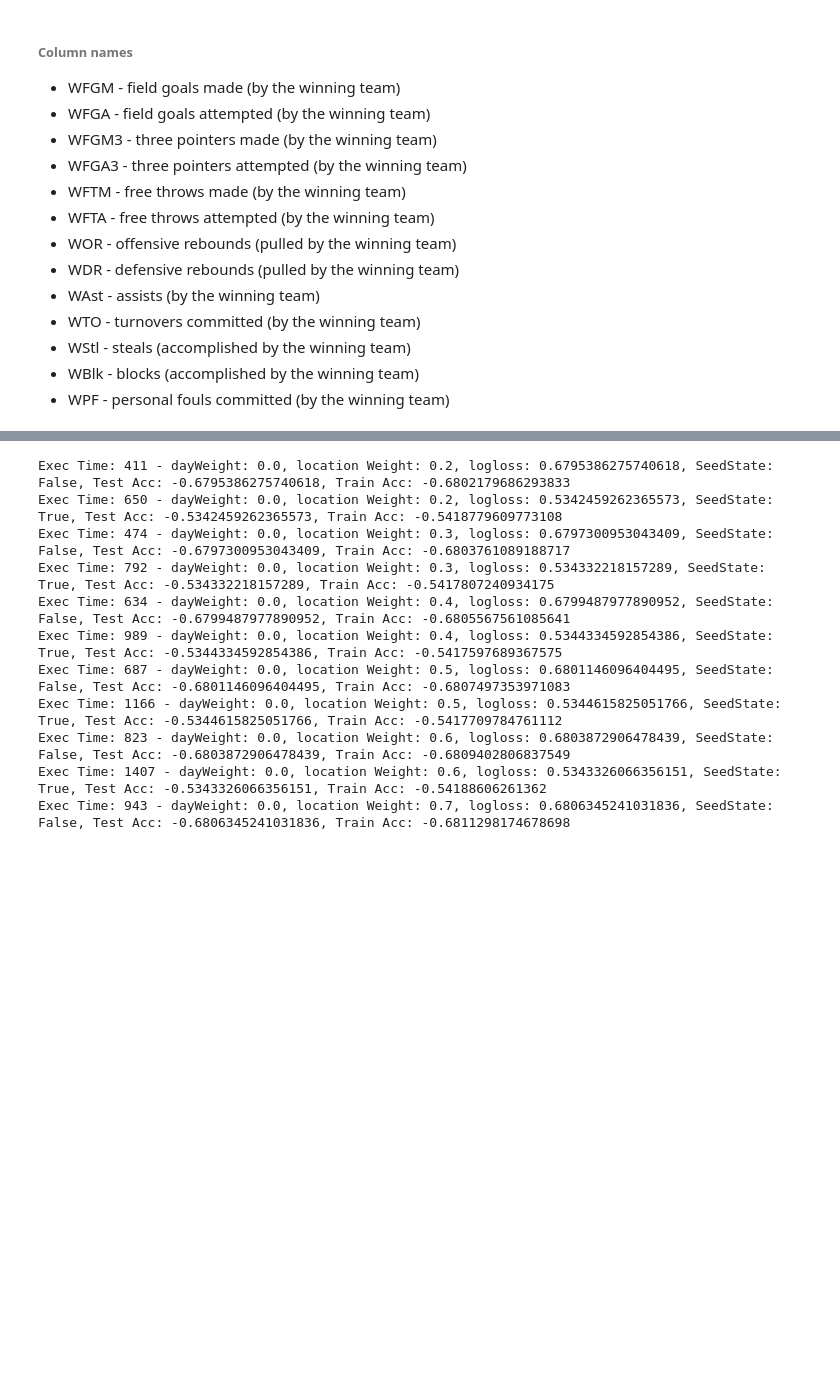
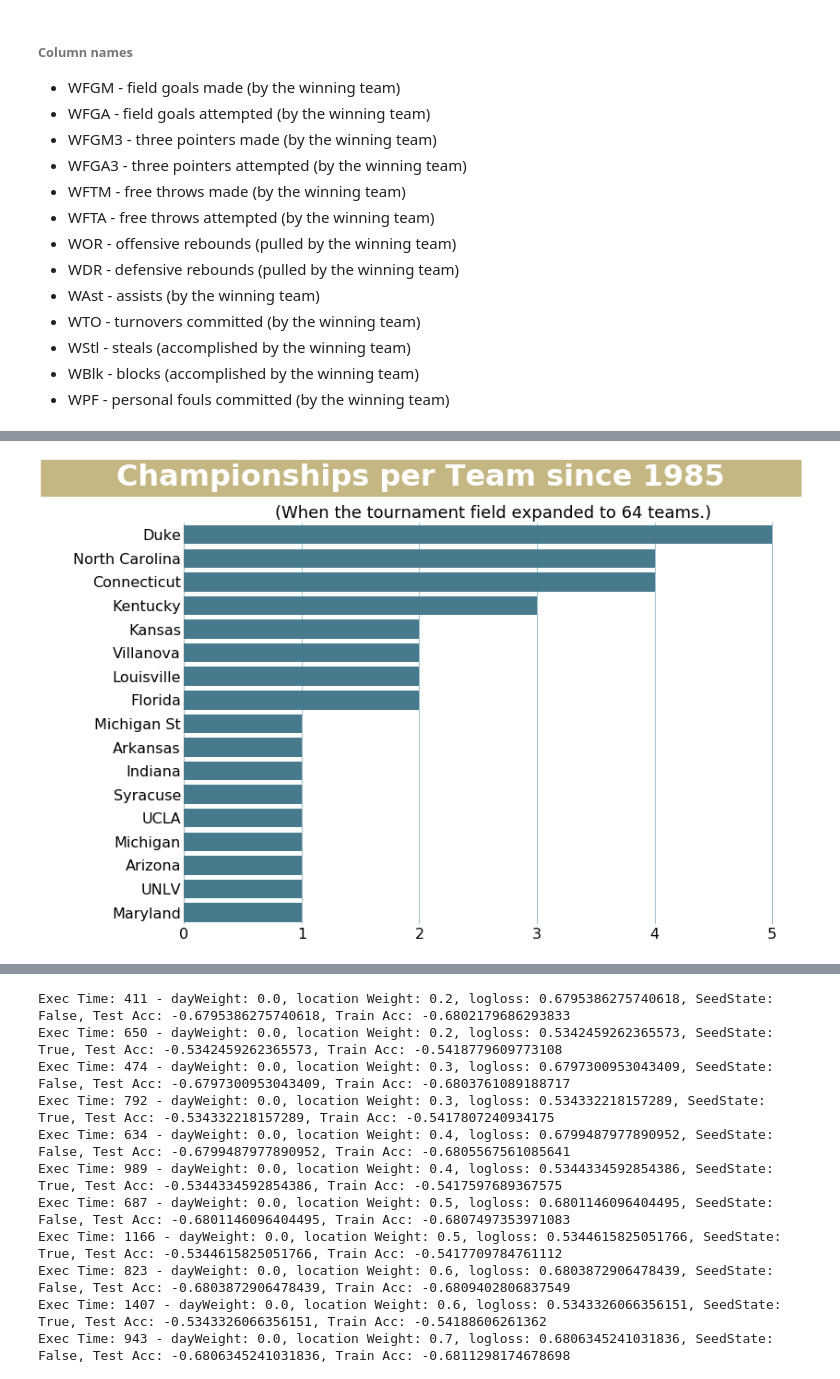
Before and after one commit to mjmcfalls/udacity-machine-learning, a Jupyter notebook: projects/capstone/Capstone-Notebook-Working.ipynb, the cells around one changed output, grey strips where cells are left out. Drawn from its saved outputs; the diff is of its cells as text; code cells hidden in the pictures; blank space fills up the shorter version.

```diff
--- a/projects/capstone/Capstone-Notebook-Working.ipynb
+++ b/projects/capstone/Capstone-Notebook-Working.ipynb
@@ -562,0 +600,16 @@ df_regularSeason.drop(columns={'NumOT'}, inplace=True)
+# %%
+championships = df_tourney_all[df_tourney_all.tourn_round == 2]
+# championships.columns
+fig, ax = plt.subplots(figsize=(12, 8))
+sns.countplot(y=championships.WTeamName, order=championships.WTeamName.value_counts().index, color='#3c7f99')
+plt.box(False)
+
+fig.text(x=-0.05, y=0.95, s='       Championships per Team since 1985       ', fontsize=32, weight='bold', color='white', backgroundcolor='#c5b783')
+plt.title('(When the tournament field expanded to 64 teams.)', fontsize=18)
+
+plt.tick_params(axis='both', which='both',length=0)
+plt.tick_params(axis='both', which='major', labelsize=16)
+ax.xaxis.grid(which='both', linewidth=0.5, color='#3c7f99')
+plt.xlabel(''), plt.ylabel('');
+# %% [output]
+[figure, added]
```
Also changed, not shown: parts of 10 cells of this notebook.
